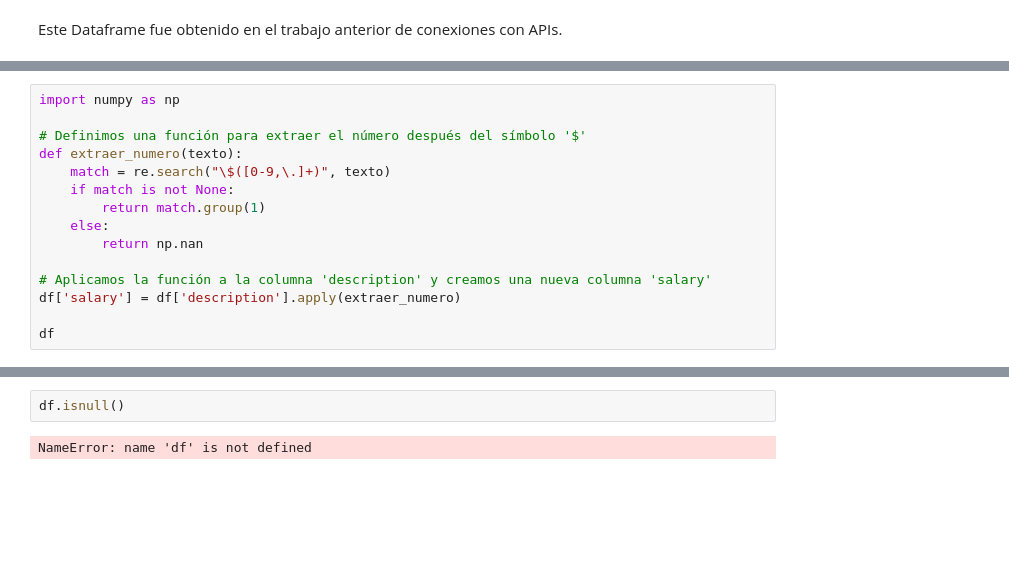
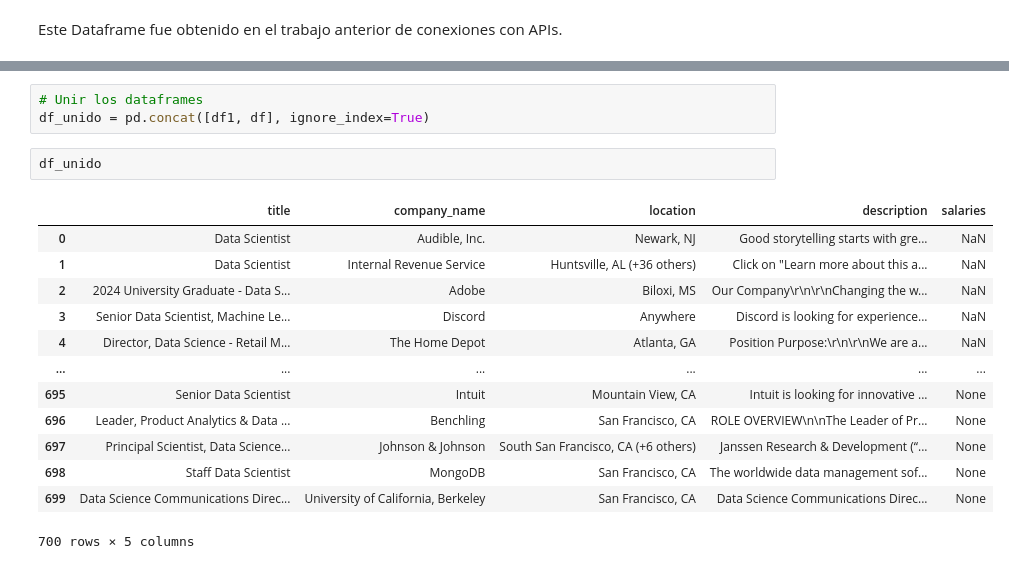
Before and after one commit to ruso439/jupiterNotebookDiego, a Jupyter notebook: notebooks/Desafio_wrangling_Matcovich.ipynb, the cells around one changed output, grey strips where cells are left out. Drawn from its saved outputs; the diff is of its cells as text; blank space fills up the shorter version.

```diff
--- a/notebooks/Desafio_wrangling_Matcovich.ipynb
+++ b/notebooks/Desafio_wrangling_Matcovich.ipynb
@@ -130,15 +143,0 @@ OSError: Cannot save file into a non-existent directory: '..data'
-# %%
-import numpy as np
-
-# Definimos una función para extraer el número después del símbolo '$'
-def extraer_numero(texto):
-    match = re.search("\$([0-9,\.]+)", texto)
-    if match is not None:
-        return match.group(1)
-    else:
-        return np.nan
-
-# Aplicamos la función a la columna 'description' y creamos una nueva columna 'salary'
-df['salary'] = df['description'].apply(extraer_numero)
-
-df
@@ -208,4 +144,19 @@ Reporting to our VP of Business Operations and Analytics, you will leverage data
-# %%
-df.isnull()
-# %% [output]
-NameError: name 'df' is not defined
+# %%
+# Unir los dataframes
+df_unido = pd.concat([df1, df], ignore_index=True)
+# %%
+df_unido
+# %% [output]
+|  | title | company_name | location | description | salaries |
+| 0 | Data Scientist | Audible, Inc. | Newark, NJ | Good storytelling starts with gre... | NaN |
+| 1 | Data Scientist | Internal Revenue Service | Huntsville, AL (+36 others) | Click on "Learn more about this a... | NaN |
+| 2 | 2024 University Graduate - Data S... | Adobe | Biloxi, MS | Our Company\r\n\r\nChanging the w... | NaN |
+| 3 | Senior Data Scientist, Machine Le... | Discord | Anywhere | Discord is looking for experience... | NaN |
+| 4 | Director, Data Science - Retail M... | The Home Depot | Atlanta, GA | Position Purpose:\r\n\r\nWe are a... | NaN |
+| ... | ... | ... | ... | ... | ... |
+| 695 | Senior Data Scientist | Intuit | Mountain View, CA | Intuit is looking for innovative ... | None |
+| 696 | Leader, Product Analytics & Data ... | Benchling | San Francisco, CA | ROLE OVERVIEW\n\nThe Leader of Pr... | None |
+| 697 | Principal Scientist, Data Science... | Johnson & Johnson | South San Francisco, CA (+6 others) | Janssen Research & Development (“... | None |
+| 698 | Staff Data Scientist | MongoDB | San Francisco, CA | The worldwide data management sof... | None |
+| 699 | Data Science Communications Direc... | University of California, Berkeley | San Francisco, CA | Data Science Communications Direc... | None |
+700 rows × 5 columns
```
Also changed, not shown: parts of 19 cells of this notebook.
